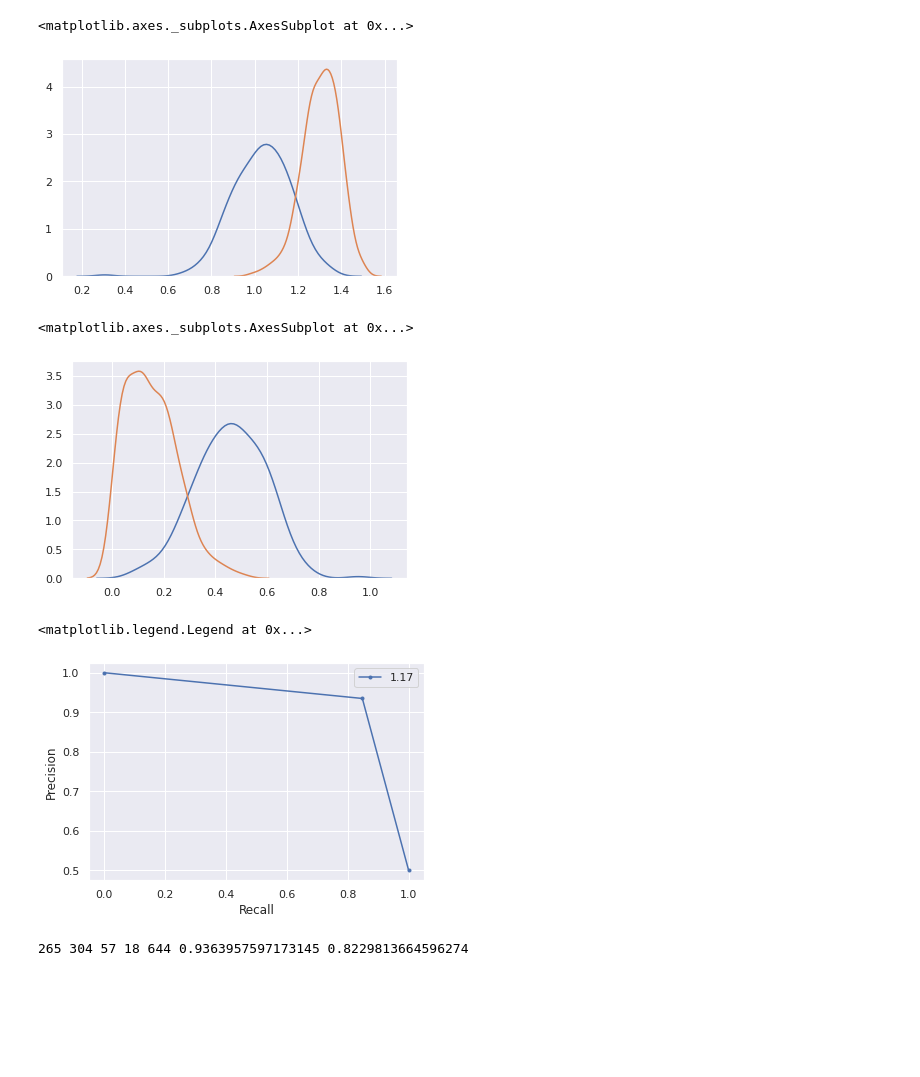
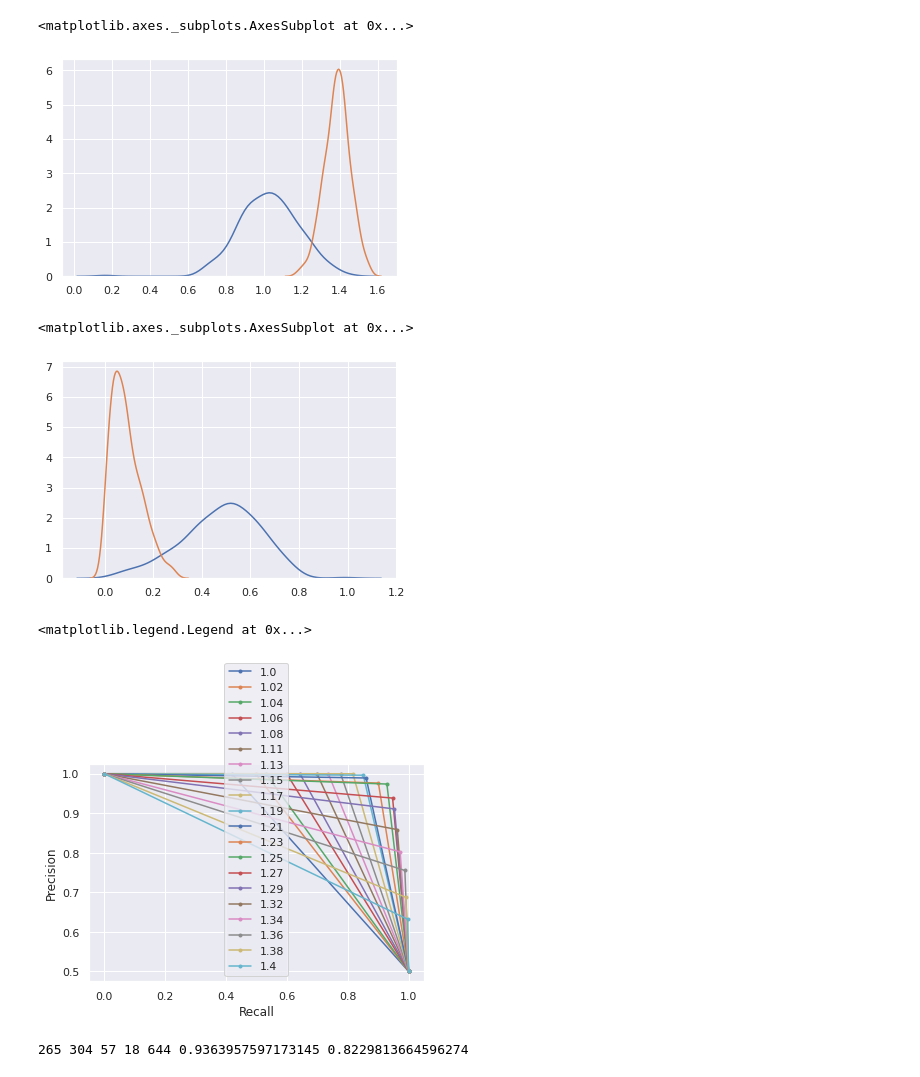
Before and after one commit to anhdhbn/facerec, a Jupyter notebook: visualize_distance.ipynb, the cells around one changed output. Saved outputs shown, nothing was run; the diff lists cells and outputs as text; code cells hidden in the pictures; blank space fills up the shorter version.

```diff
--- a/visualize_distance.ipynb
+++ b/visualize_distance.ipynb
@@ -8,17 +8,18 @@ from Learner import face_learner
 
 conf = get_config(False)
 list_label_folder = glob(f"{conf.infer_dataset}/*")
-
+list_label_folder = [folder for folder in list_label_folder if len(glob(f"{folder}/*")) != 0]
 
 all_intra_pairs, all_inter_pairs = [], []
 
 for path in list_label_folder[:10]:
     intra_pairs = get_pairs_intra_label(path)
     all_intra_pairs += intra_pairs
+#     print(get_pairs_inter_label(path, list_label_folder, intra_pairs))
     all_inter_pairs += get_pairs_inter_label(path, list_label_folder, intra_pairs)
 
 learner = face_learner(conf, True)
-learner.threshold = 1.54
+# learner.threshold = 1.54
 if conf.device.type == 'cpu':
     learner.load_state(conf, 'cpu_final.pth', True, True)
 else:
@@ -27,7 +28,7 @@ learner.model.eval()
 print('learner loaded')
 
 
-diff1, similar1 = calc_diff_and_similar(all_inter_pairs, all_intra_pairs, conf, learner, findDistance)
-diff2, similar2 = calc_diff_and_similar(all_inter_pairs, all_intra_pairs, conf, learner, findDistance_cos)
+diff1, similar1 = calc_diff_and_similar(all_inter_pairs, all_intra_pairs, conf, learner, findDistance, tta=False)
+diff2, similar2 = calc_diff_and_similar(all_inter_pairs, all_intra_pairs, conf, learner, findDistance_cos, tta=False)
 # %% [output]
 ir_se_50 model generated
@@ -34,0 +36,7 @@ learner loaded
+# %%
+%matplotlib inline
+import seaborn as sns
+
+sns.set(color_codes=True)
+sns.distplot(similar1, hist=False)
+sns.distplot(diff1, hist=False)
@@ -41,14 +52,14 @@ sns.distplot(similar1, hist=False)
 sns.distplot(diff1, hist=False)
 # %% [output]
 <matplotlib.axes._subplots.AxesSubplot at 0x...>
-[figure, old version]
+[figure, new version]
 # %%
 sns.set(color_codes=True)
 sns.distplot(similar2, hist=False)
 sns.distplot(diff2, hist=False)
 # %% [output]
 <matplotlib.axes._subplots.AxesSubplot at 0x...>
-[figure, old version]
+[figure, new version]
 # %%
 range1 = [1, 1.2, 1.4]
 range2 = [0.4, 0.7, 1]
@@ -60,24 +71,24 @@ y_true = np.concatenate((np.zeros(len(diff1)) , np.ones(len(similar1))), axis=0)
 # %%
 from sklearn.metrics import precision_recall_curve, f1_score, auc, precision_recall_curve
 from matplotlib import pyplot
 
-# for threshold in np.linspace(1,1.4,5):
-#     y_pred = get_pred(diff1, similar1, threshold)
-#     precision, recall, _ = precision_recall_curve(y_true, y_pred)
-#     pyplot.plot(recall, precision, marker='.', label=round(threshold, 2))
+for threshold in np.linspace(1,1.4,20):
+    y_pred = get_pred(diff1, similar1, threshold)
+    precision, recall, _ = precision_recall_curve(y_true, y_pred)
+    pyplot.plot(recall, precision, marker='.', label=round(threshold, 2))
 
-threshold = 1.17
-y_pred = get_pred(diff1, similar1, threshold)
-precision, recall, _ = precision_recall_curve(y_true, y_pred)
-pyplot.plot(recall, precision, marker='.', label=round(threshold, 2))
+# threshold = 1.17
+# y_pred = get_pred(diff1, similar1, threshold)
+# precision, recall, _ = precision_recall_curve(y_true, y_pred)
+# pyplot.plot(recall, precision, marker='.', label=round(threshold, 2))
 # axis labels
 pyplot.xlabel('Recall')
 pyplot.ylabel('Precision')
 # show the legend
 pyplot.legend()
 # %% [output]
 <matplotlib.legend.Legend at 0x...>
-[figure, old version]
+[figure, new version]
 # %%
 y_pred = get_pred(diff1, similar1, 1.16)
 TP = len([ytrue for ytrue, ypred in zip(y_true, y_pred) if ytrue == ypred == True])
```
Also changed, not shown: parts of 2 cells of this notebook, 5 other files.
